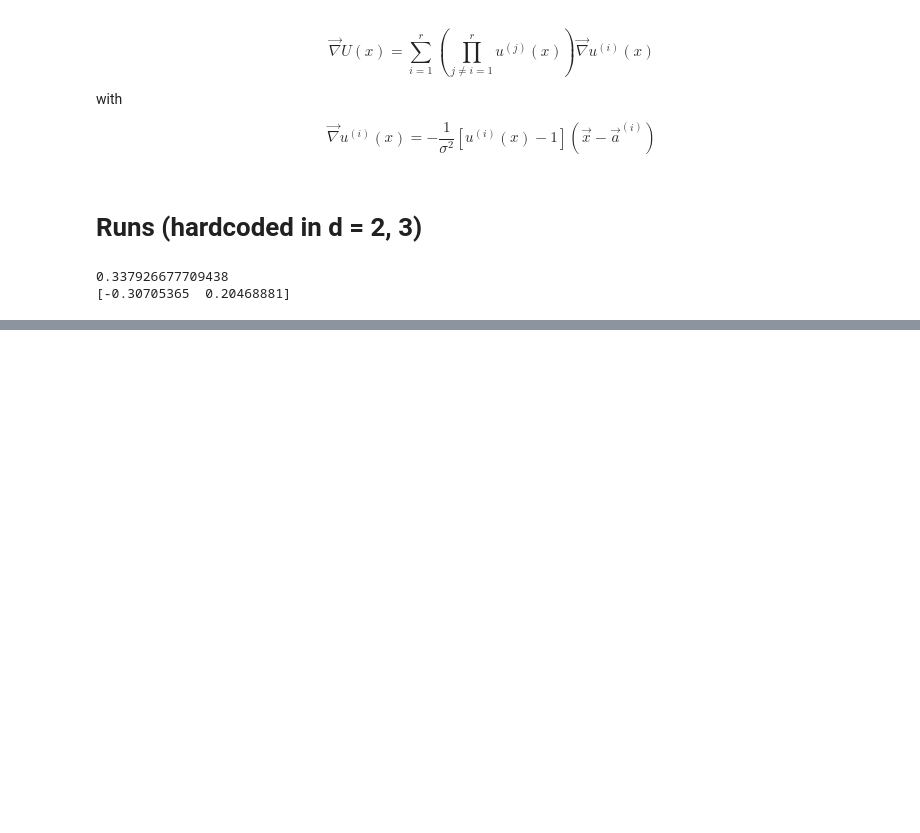
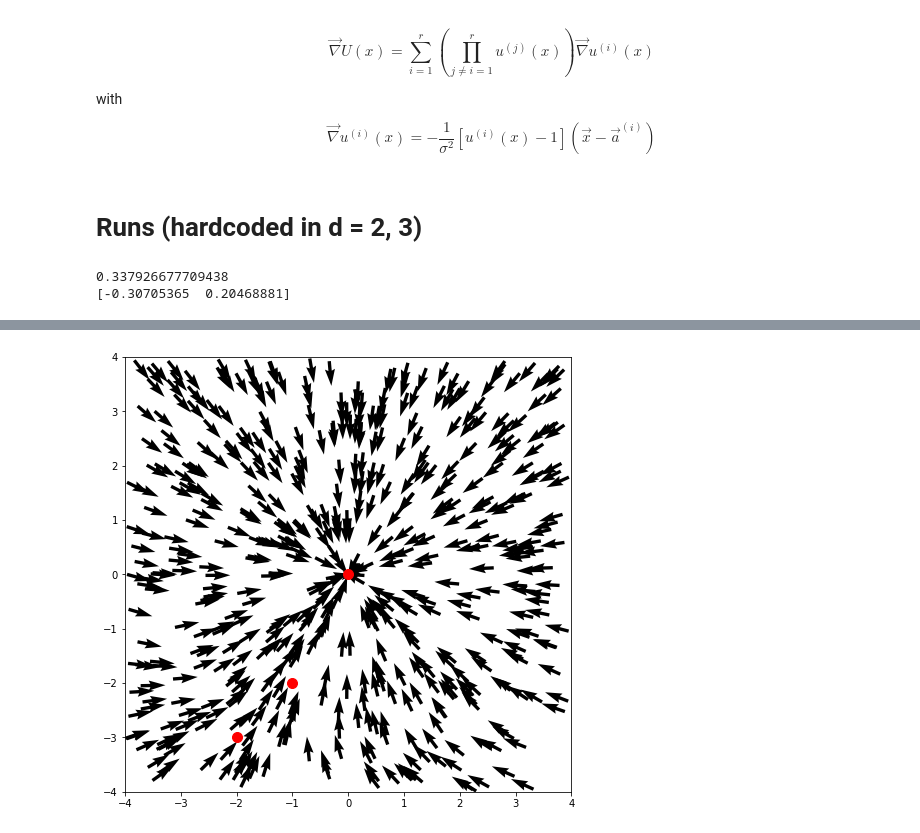
Before and after one commit to bcdaniels/Control-of-Synthetic-Boolean-Networks, a Jupyter notebook: Generic D.ipynb, the cells around one changed output, grey strips where cells are left out. Drawn from its saved outputs; the diff is of its cells as text; code cells hidden in the pictures; blank space fills up the shorter version.

```diff
--- a/Generic D.ipynb
+++ b/Generic D.ipynb
@@ -158,0 +264,31 @@ U(X,A_list,Sigma_list)
+# %%
+
+#fig = plt.figure()
+
+
+
+
+ax = plt.axes()
+ax.set_xlim([-4,4]);
+ax.set_ylim([-4,4]);
+
+scale_factor = .5
+
+
+for i in range(len(X)):
+    X[i,2] = 3
+
+for i in range(len(X)):
+    x0 = X[i,0]
+    x1 = X[i,1]
+    v0 = - scale_factor * Ugrad(X[i],A_list,Sigma_list)[0]
+    v1 = - scale_factor * Ugrad(X[i],A_list,Sigma_list)[1]
+    ax.quiver(x0,x1,v0,v1)
+
+# attractors
+att = [A_list[:,0],A_list[:,1]]
+ax.scatter(att[0],att[1],color = 'red',marker = 'o',s = 100,alpha = 1)
+
+plt.show()
+# %% [output]
+[figure, added]
```
Also changed, not shown: parts of 11 cells of this notebook, 2 other files.
